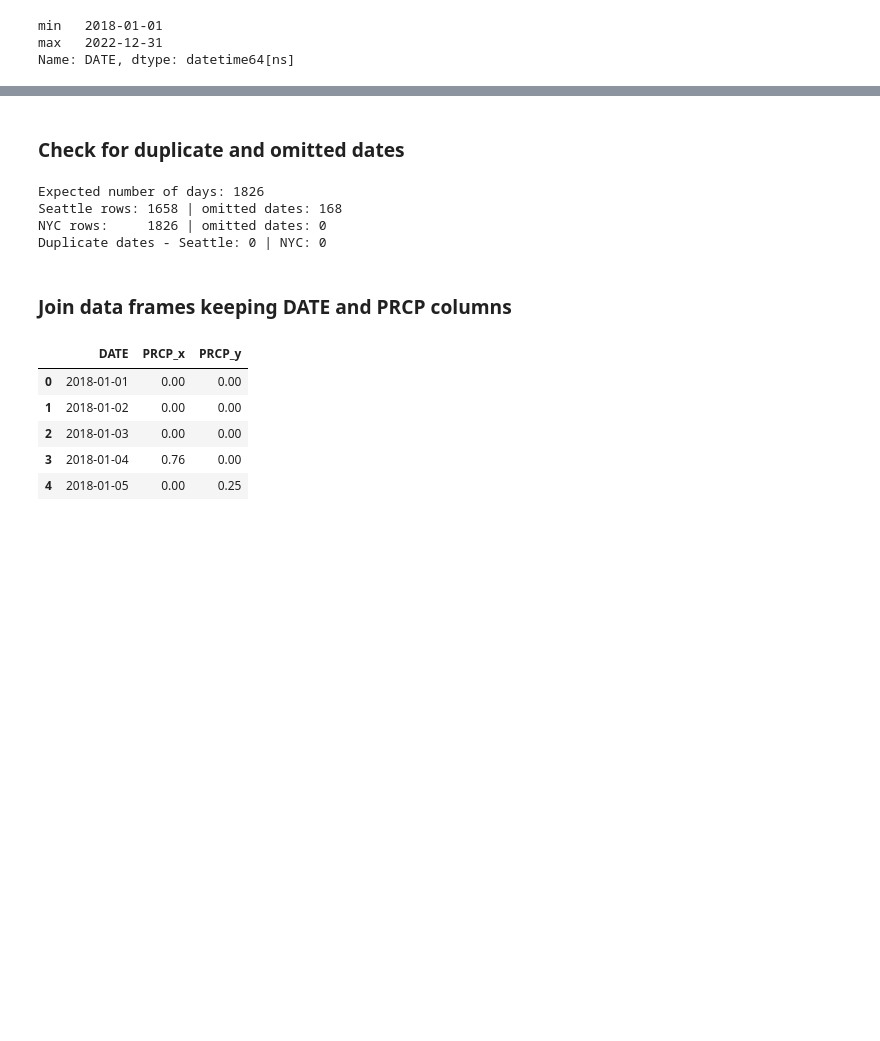
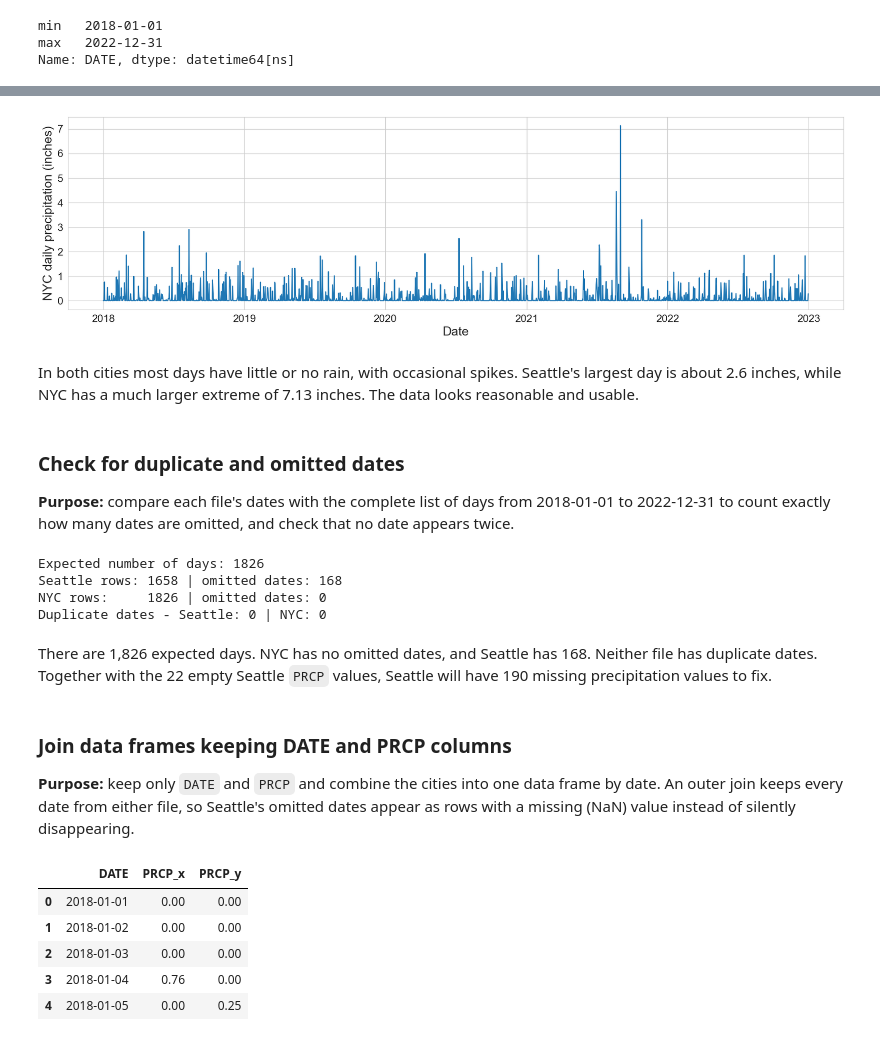
Before and after one commit to giangtranq/weather, a Jupyter notebook: code/Weather_Data.ipynb, the cells around one changed output, grey strips where cells are left out. Cells and saved outputs as stored; diff of their text form; code cells hidden in the pictures; blank space fills up the shorter version.

```diff
--- a/code/Weather_Data.ipynb
+++ b/code/Weather_Data.ipynb
@@ -158,5 +205,17 @@ Name: DATE, dtype: datetime64[ns]
+# %%
+plt.figure(figsize=(20, 5))
+sns.lineplot(data=df_nyc, x='DATE', y='PRCP')
+plt.xlabel('Date', fontsize=18)
+plt.ylabel('NYC daily precipitation (inches)', fontsize=18)
+plt.tick_params(labelsize=15)
+plt.show()
+# %% [output]
+[figure, added]
+# %% [markdown]
+In both cities most days have little or no rain, with occasional spikes. Seattle's largest day is about 2.6 inches, while NYC has a much larger extreme of 7.13 inches. The data looks reasonable and usable.
 # %% [markdown]
 ### Check for duplicate and omitted dates
+**Purpose:** compare each file's dates with the complete list of days from 2018-01-01 to 2022-12-31 to count exactly how many dates are omitted, and check that no date appears twice.
 # %%
 all_dates = pd.date_range('2018-01-01', '2022-12-31')
 print('Expected number of days:', len(all_dates))
@@ -168,8 +227,11 @@ Expected number of days: 1826
 Seattle rows: 1658 | omitted dates: 168
 NYC rows:     1826 | omitted dates: 0
 Duplicate dates - Seattle: 0 | NYC: 0
+# %% [markdown]
+There are 1,826 expected days. NYC has no omitted dates, and Seattle has 168. Neither file has duplicate dates. Together with the 22 empty Seattle `PRCP` values, Seattle will have 190 missing precipitation values to fix.
 # %% [markdown]
 ### Join data frames keeping DATE and PRCP columns
+**Purpose:** keep only `DATE` and `PRCP` and combine the cities into one data frame by date. An outer join keeps every date from either file, so Seattle's omitted dates appear as rows with a missing (NaN) value instead of silently disappearing.
 # %%
 df = df_nyc[['DATE','PRCP']].merge(df_seattle[['DATE','PRCP']], on='DATE', how='outer')
 df.head()
```
Also changed, not shown: parts of 80 cells of this notebook.
